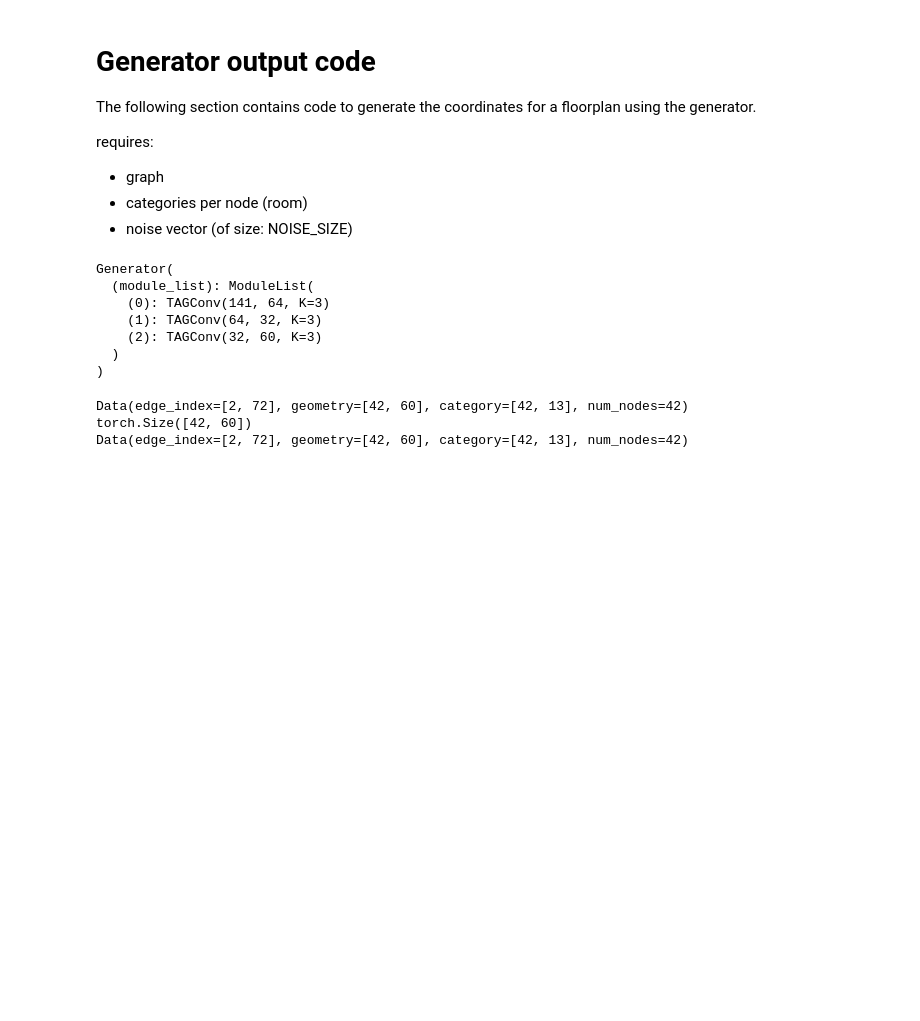
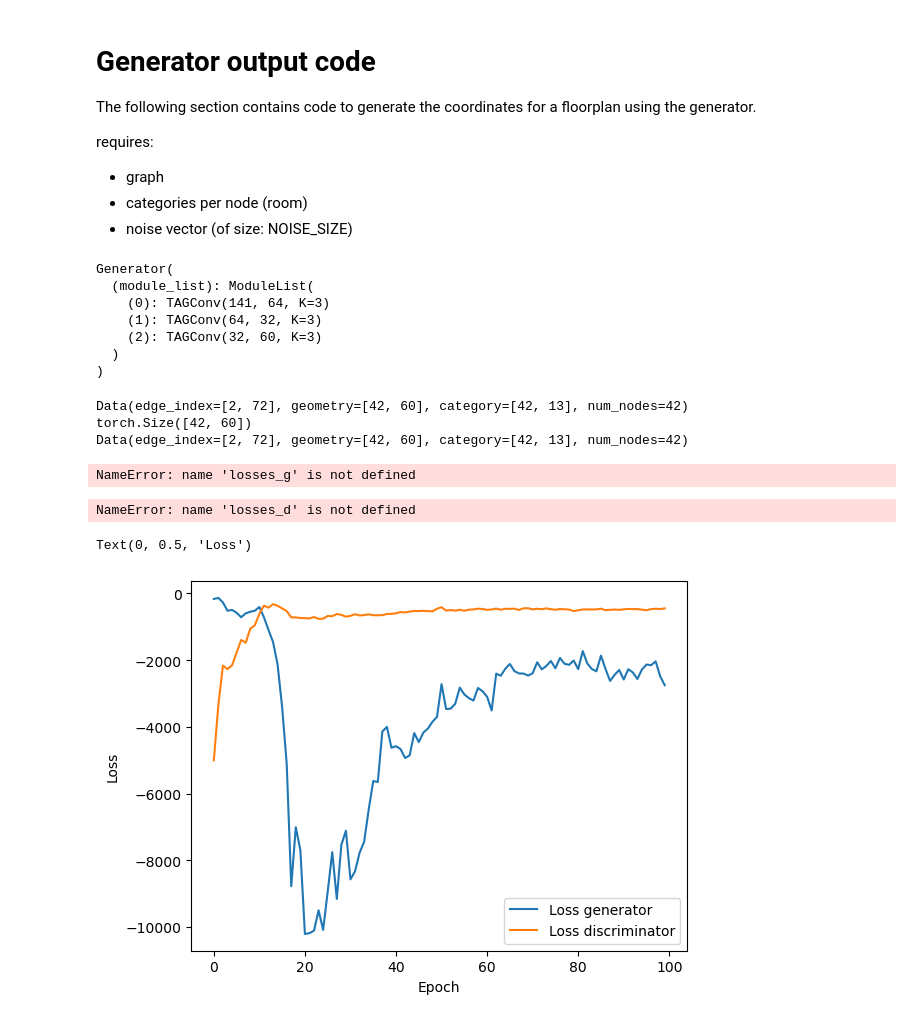
Before and after one commit to Haoranxia/Graph_ML_project, a Jupyter notebook: training.ipynb, the cells around one changed output. Saved outputs shown, nothing was run; the diff lists cells and outputs as text; code cells hidden in the pictures; blank space fills up the shorter version.

```diff
--- a/training.ipynb
+++ b/training.ipynb
@@ -254,0 +297,36 @@ Data(edge_index=[2, 72], geometry=[42, 60], category=[42, 13], num_nodes=42)
+# %%
+plt.plot(losses_g)
+plt.plot(losses_d)
+# %% [output]
+NameError: name 'losses_g' is not defined
+# %%
+plt.plot([loss_d.detach() for loss_d in losses_d])
+plt.plot([loss_d.detach() for loss_d in losses_g])
+# %% [output]
+NameError: name 'losses_d' is not defined
+# %%
+# regex parse output.txt with "([0-9-.]*)\sseconds,\sloss_g:\s([0-9-.]*),\sloss_d:\s([0-9-.]*)" where index 0 is the time it took, index 1 is loss_g, index 2 is loss_d
+import re
+
+with open('output2.txt', 'r') as f:
+    lines = f.readlines()
+
+times = []
+losses_g = []
+losses_d = []
+
+for line in lines:
+    match = re.search("([0-9-.]*)\sseconds,\sloss_g:\s([0-9-.]*),\sloss_d:\s([0-9-.]*)", line)
+    if match:
+        times.append(float(match.group(1)))
+        losses_g.append(float(match.group(2)))
+        losses_d.append(float(match.group(3)))
+# %%
+plt.plot(losses_g)
+plt.plot(losses_d)
+plt.legend(['Loss generator', 'Loss discriminator'])
+plt.xlabel("Epoch")
+plt.ylabel("Loss")
+# %% [output]
+Text(0, 0.5, 'Loss')
+[figure, added]
```
Also changed, not shown: parts of 19 cells of this notebook, 3 other files.
